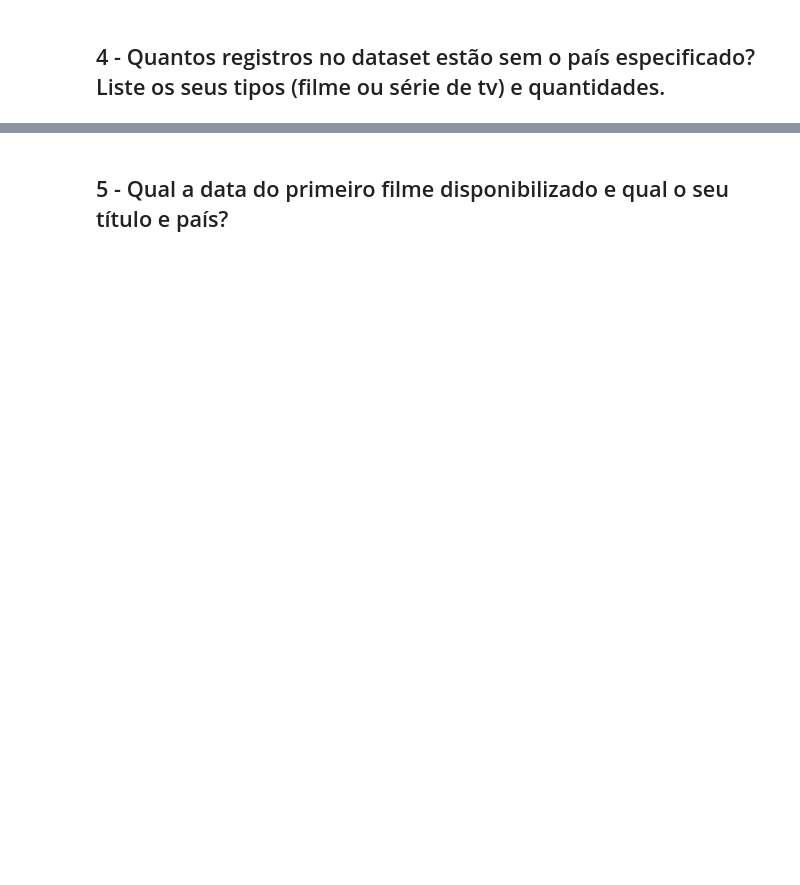
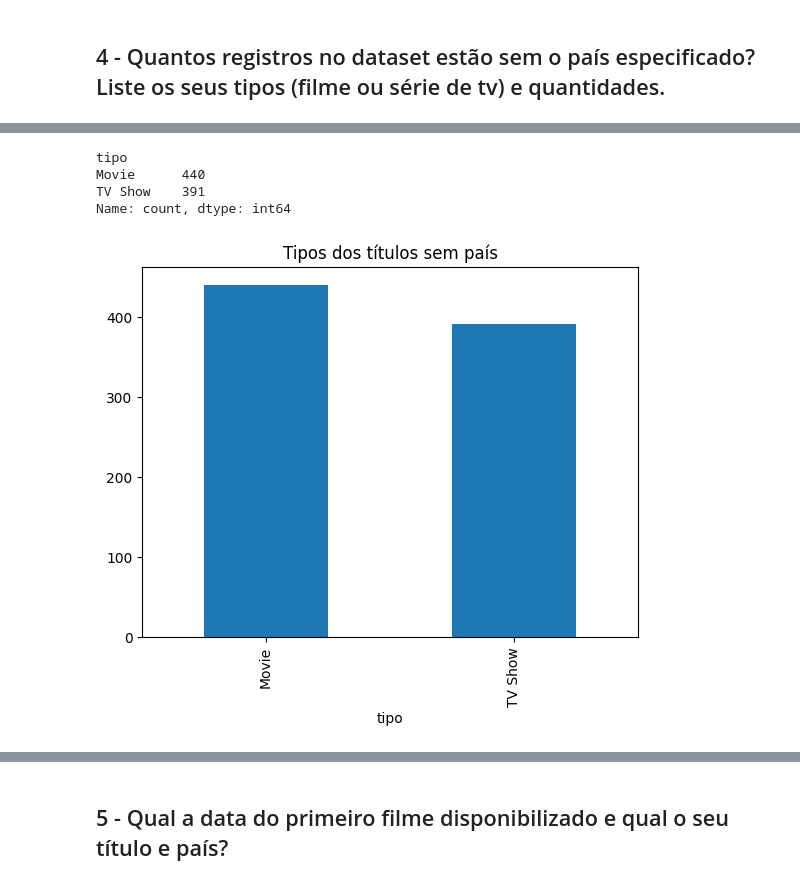
Before and after one commit to luizsho/analise_netflix, a Jupyter notebook: analise_netflix.ipynb, the cells around one changed output, grey strips where cells are left out. Drawn from its saved outputs; the diff is of its cells as text; code cells hidden in the pictures; blank space fills up the shorter version.

```diff
--- a/analise_netflix.ipynb
+++ b/analise_netflix.ipynb
@@ -81,0 +174,13 @@ df_tratado.columns = ['id', 'tipo', 'titulo', 'diretor', 'elento', 'pais', 'dt_d
+# %%
+df_sem_pais = df_tratado.loc[df_tratado['pais'].isna()]
+# %%
+df_sem_pais['tipo'].value_counts()
+# %% [output]
+tipo
+Movie      440
+TV Show    391
+Name: count, dtype: int64
+# %%
+df_sem_pais['tipo'].value_counts().plot(kind='bar', title='Tipos dos títulos sem país');
+# %% [output]
+[figure, added]
```
Also changed, not shown: parts of 44 cells of this notebook.
